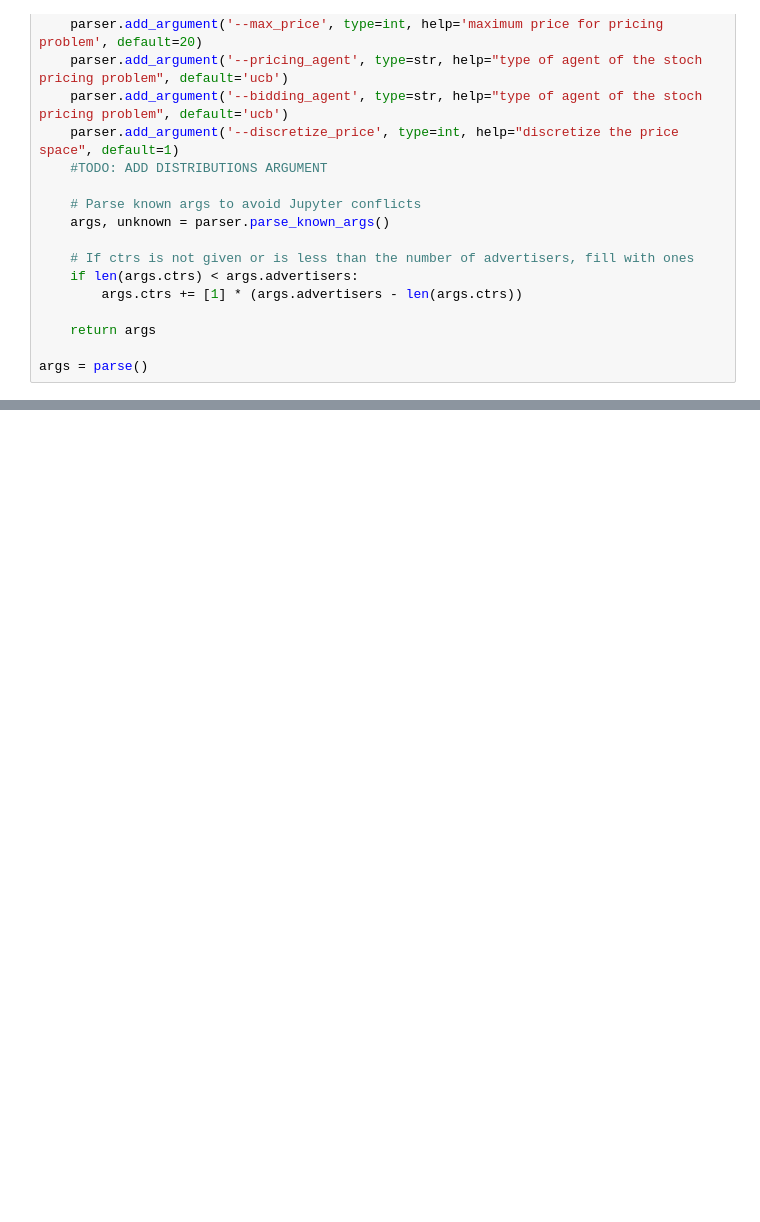
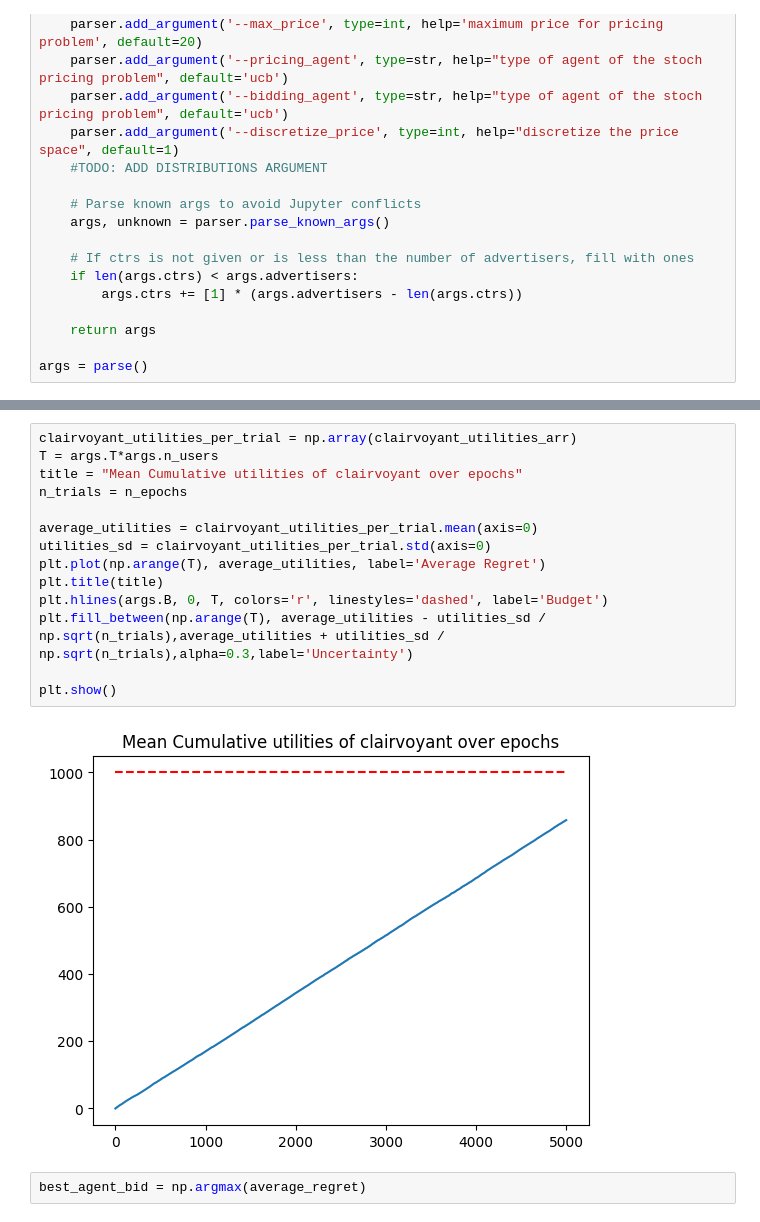
Before and after one commit to PaoloBiolghini/OnlineLearningProject, a Jupyter notebook: jupiter_point1.ipynb, the cells around one changed output, grey strips where cells are left out. Drawn from its saved outputs; the diff is of its cells as text; blank space fills up the shorter version.

```diff
--- a/jupiter_point1.ipynb
+++ b/jupiter_point1.ipynb
@@ -267,0 +298,18 @@ plt.show()
+# %%
+clairvoyant_utilities_per_trial = np.array(clairvoyant_utilities_arr)
+T = args.T*args.n_users
+title = "Mean Cumulative utilities of clairvoyant over epochs"
+n_trials = n_epochs
+
+average_utilities = clairvoyant_utilities_per_trial.mean(axis=0)
+utilities_sd = clairvoyant_utilities_per_trial.std(axis=0)
+plt.plot(np.arange(T), average_utilities, label='Average Regret')
+plt.title(title)
+plt.hlines(args.B, 0, T, colors='r', linestyles='dashed', label='Budget')
+plt.fill_between(np.arange(T), average_utilities - utilities_sd / np.sqrt(n_trials),average_utilities + utilities_sd / np.sqrt(n_trials),alpha=0.3,label='Uncertainty')
+
+plt.show()
+# %% [output]
+[figure, added]
+# %%
+best_agent_bid = np.argmax(average_regret)
```
Also changed, not shown: parts of 13 cells of this notebook, 4 other files.
